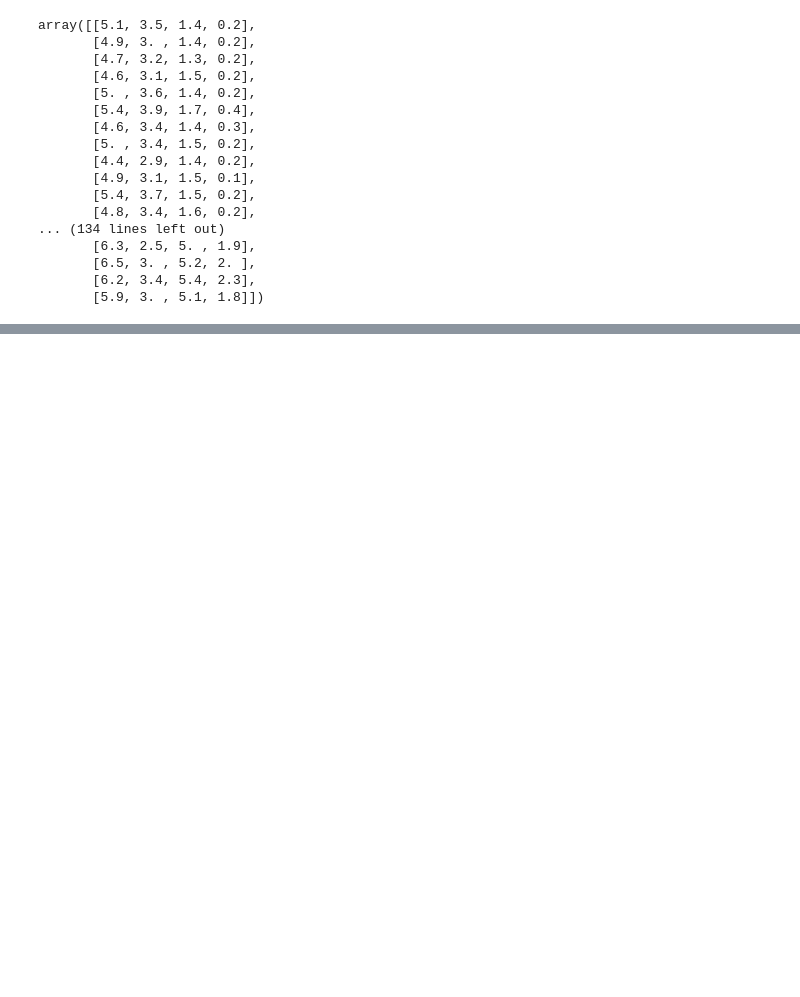
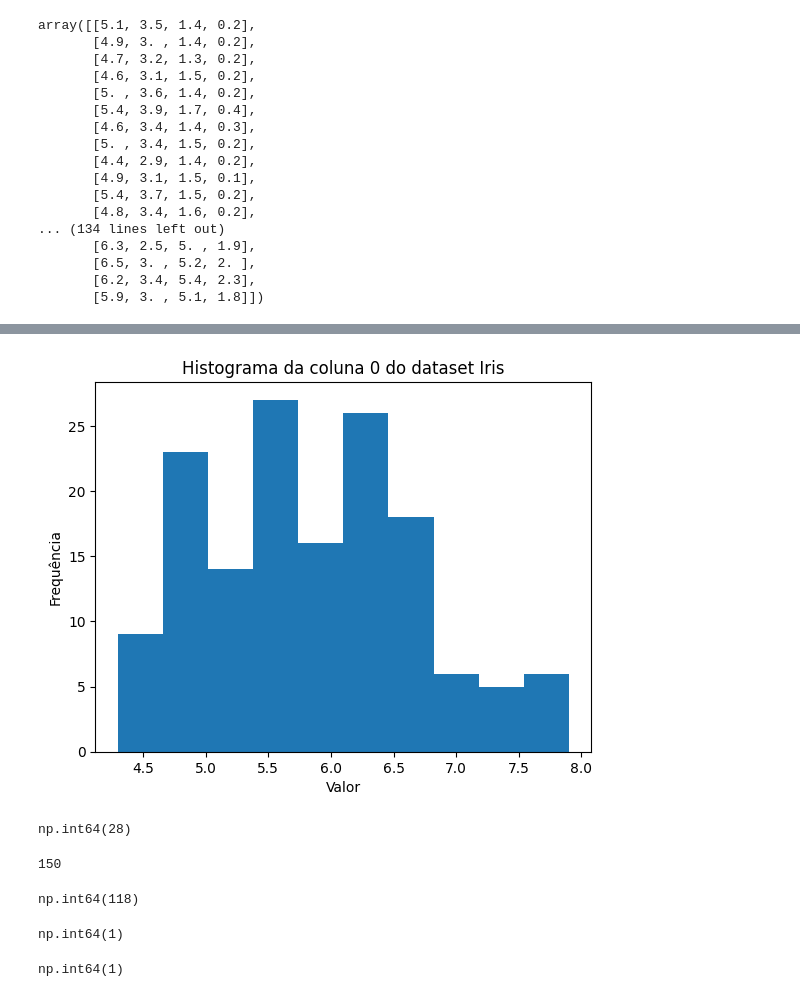
Before and after one commit to lucioamarante/curso_matematica_IA, a Jupyter notebook: aula1.ipynb, the cells around one changed output, grey strips where cells are left out. Drawn from its saved outputs; the diff is of its cells as text; code cells hidden in the pictures; blank space fills up the shorter version.

```diff
--- a/aula1.ipynb
+++ b/aula1.ipynb
@@ -63,3 +64,7 @@ array([[5.1, 3.5, 1.4, 0.2],
        [6.5, 3. , 5.2, 2. ],
        [6.2, 3.4, 5.4, 2.3],
        [5.9, 3. , 5.1, 1.8]])
+# %%
+# Mostrar o tamanho do array
+data_iris = np.loadtxt('datasets/iris.csv', delimiter=',',skiprows=1, usecols=(0,1,2,3))
+print(data_iris.shape)
@@ -65,0 +214,35 @@ array([[5.1, 3.5, 1.4, 0.2],
+# %%
+# vamos criar gráficos com matplotlib
+import matplotlib.pyplot as plt
+plt.hist(data_iris[:,0], bins=10)
+plt.title('Histograma da coluna 0 do dataset Iris')
+plt.xlabel('Valor')
+plt.ylabel('Frequência')
+plt.show()
+# %% [output]
+[figure, added]
+# %%
+# mostre a quantidade de elementos na coluna 0 entre 5.5 e 5.6
+np.sum((data_iris[:,0] >= 5.5) & (data_iris[:,0] <= 5.8))
+# %% [output]
+np.int64(28)
+# %%
+# total de elementos na coluna 0
+data_iris[:,0].size
+# %% [output]
+150
+# %%
+# quantos elementos são maiores que 5.0 na coluna 0
+np.sum(data_iris[:,0] > 5.0)
+# %% [output]
+np.int64(118)
+# %%
+# igual a 4.5
+np.sum(data_iris[:,0] == 4.5)
+# %% [output]
+np.int64(1)
+# %%
+# frequencia de valores com 4.5
+np.sum(data_iris[:,0] == 4.5)
+# %% [output]
+np.int64(1)
```
Also changed, not shown: parts of 35 cells of this notebook.
